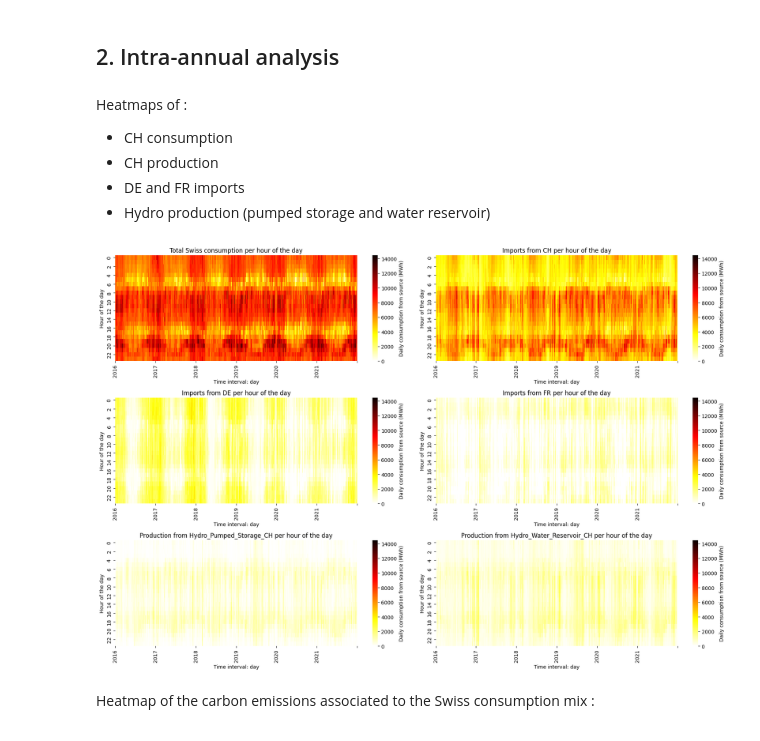
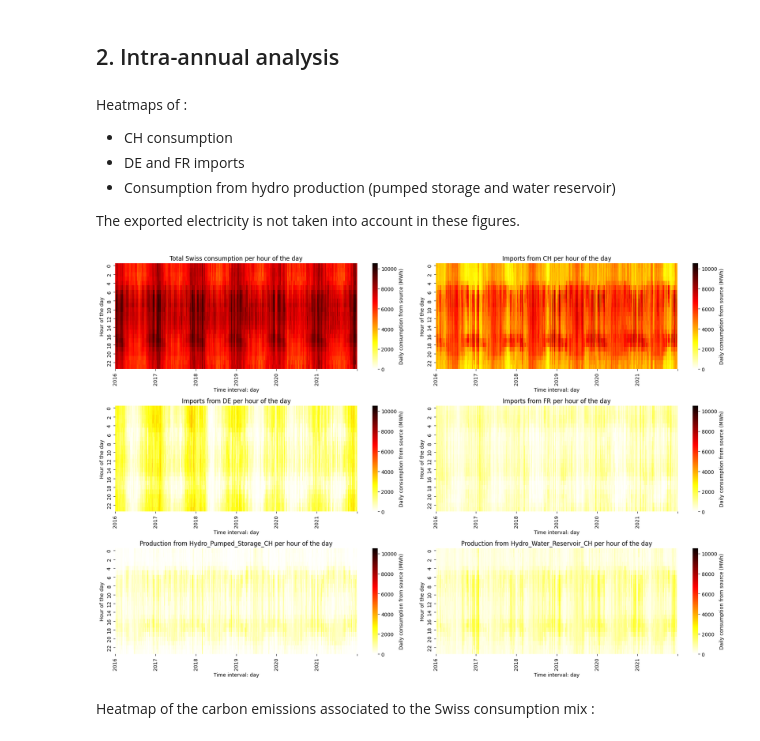
Before and after one commit to LESBAT-HEIG-VD/EcoDynElec, a Jupyter notebook: examples/swiss_mix_analysis.ipynb, the cells around one changed output. Cells and saved outputs as stored; diff of their text form; code cells hidden in the pictures.

```diff
--- a/examples/swiss_mix_analysis.ipynb
+++ b/examples/swiss_mix_analysis.ipynb
@@ -35,13 +35,35 @@ my_config.target = ['CH']  # You can put multiple targets here
 # Enable this if you want to plot fig 6 (will impact the computation time - it took me 15min)
 my_config.target = ['CH', 'AT', 'FR', 'DE']
 my_config.data_cleaning = True
+my_config.sg_imports = True
 my_config.path.generation = "./mix_analysis/downloads/generations/"
 my_config.path.exchanges = "./mix_analysis/downloads/exchanges/"
 my_config.path.generation = "../etude_stat/test_data/downloads/generations/"
 my_config.path.exchanges = "../etude_stat/test_data/downloads/exchanges/"
-my_config.residual_global = False
+my_config.residual_global = True
 # Use the local residual to compute the CH mix (see the documentation for more details)
-my_config.residual_local = True
+my_config.local_productions = {
+        'CH': {
+            'Solar': 1.0, 'Wind_Onshore': 1.0, 'Residual_Hydro_Water_Reservoir': 0.2,
+            'Residual_Hydro_Run-of-river_and_poundage': 0.8, 'Residual_Other': 0.9
+        },
+        'FR': {
+            'Solar': 1.0, 'Wind_Onshore': 1.0, 'Wind_Offshore': 1.0
+        },
+        'IT': {
+            'Solar': 1.0, 'Wind_Onshore': 1.0, 'Wind_Offshore': 1.0
+        },
+        'DE': {
+            'Solar': 1.0, 'Wind_Onshore': 1.0, 'Wind_Offshore': 1.0
+        },
+        'CZ': {
+            'Solar': 1.0, 'Wind_Onshore': 1.0, 'Wind_Offshore': 1.0
+        },
+        'AT': {
+            'Solar': 1.0, 'Wind_Onshore': 1.0, 'Wind_Offshore': 1.0
+        }
+    }
+my_config.ch_enr_model_path = '../support_files/enr_prod_2016-2022.csv'
 
 # Years to study
 years = ['2016', '2017', '2018', '2019', '2020', '2021']
@@ -76,7 +127,7 @@ If the files for the years of interest have already been generated, they can be
 # %%
 from examples.mix_analysis.analysis_functions import load_data
 
-flows, mixs, impacts = load_data(my_config, years, savedir="../examples/mix_analysis/results/")
+flows, prods, mixs, prod_impacts, impacts = load_data(my_config, years, savedir="../examples/mix_analysis/results_local/")
 # %% [markdown]
 ### 0.3 Pre-processing the data
 Here we reformat the data to make it easier to manipulate and plot
@@ -417,35 +548,36 @@ ordered_table
 # %% [markdown]
 Heatmaps of :
 - CH consumption
-- CH production
 - DE and FR imports
-- Hydro production (pumped storage and water reservoir)
+- Consumption from hydro production (pumped storage and water reservoir)
+
+The exported electricity is not taken into account in these figures.
 # %%
 fig, ax = plt.subplots(3, 2, figsize=(18, 12))
 countries = ['sum', 'CH', 'DE', 'FR']
 # Heatmap import
 data = raw_consumption_by_src['df'][countries].copy()
 val_max = data[countries].max().max()
 for i in range(len(countries)):
     series = data[countries[i]]
     xlabels = list(series.resample('Y').mean().index.map(lambda x: x.year).values)
     plot_hourly_heatmap(data, countries[i], xlabels, 'Imports from ' + countries[i],
                         'Daily consumption from source (MWh)', val_max=val_max, fig=fig, ax=ax[i // 2, i % 2])
 
 ax[0, 0].set_title('Total Swiss consumption per hour of the day')
 
 # Heatmap hydro
 cols = ['Hydro_Pumped_Storage_CH', 'Hydro_Water_Reservoir_CH']
-data2 = raw_consumption_by_src['raw_df'][cols]
+data2 = raw_consumption_by_src['raw_df'][cols].astype(float)
 for i in range(len(cols)):
     series = data2[cols[i]]
     xlabels = list(series.resample('Y').mean().index.map(lambda x: x.year).values)
     plot_hourly_heatmap(data2, cols[i], xlabels, 'Production from ' + cols[i], 'Daily consumption from source (MWh)',
                         val_max=val_max, fig=fig, ax=ax[2, i])
 
 fig.tight_layout()
 # %% [output]
-[figure, old version]
+[figure, new version]
 # %% [markdown]
 Heatmap of the carbon emissions associated to the Swiss consumption mix :
 # %%
```
Also changed, not shown: parts of 27 cells of this notebook, 11 other files.
